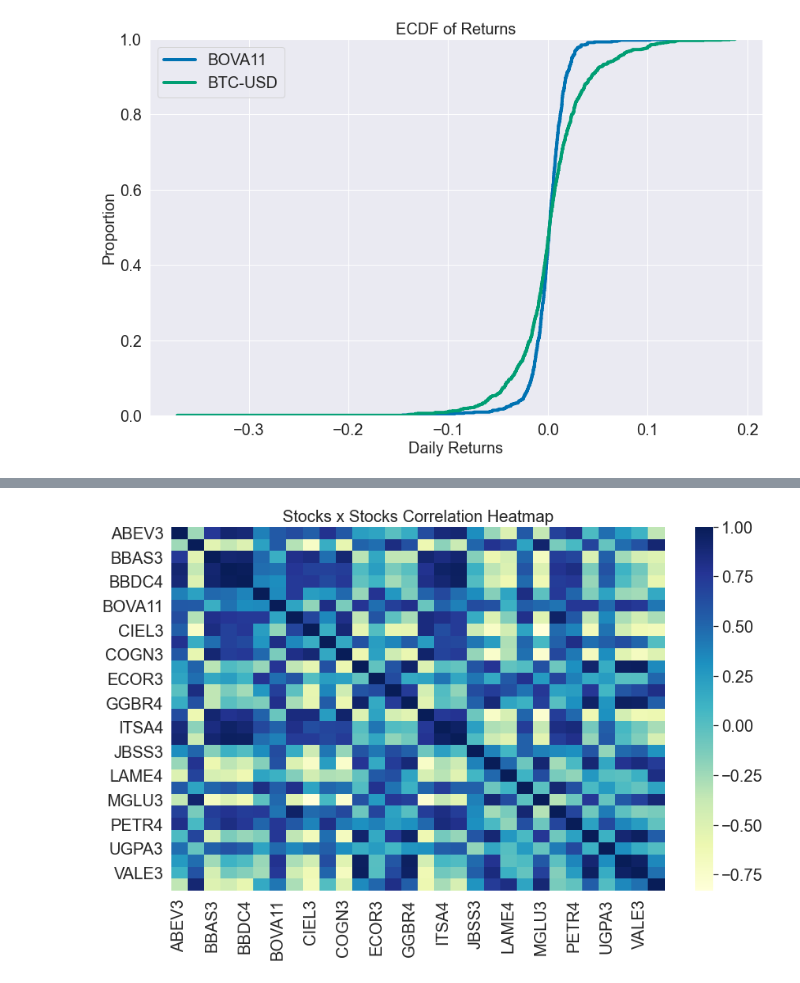
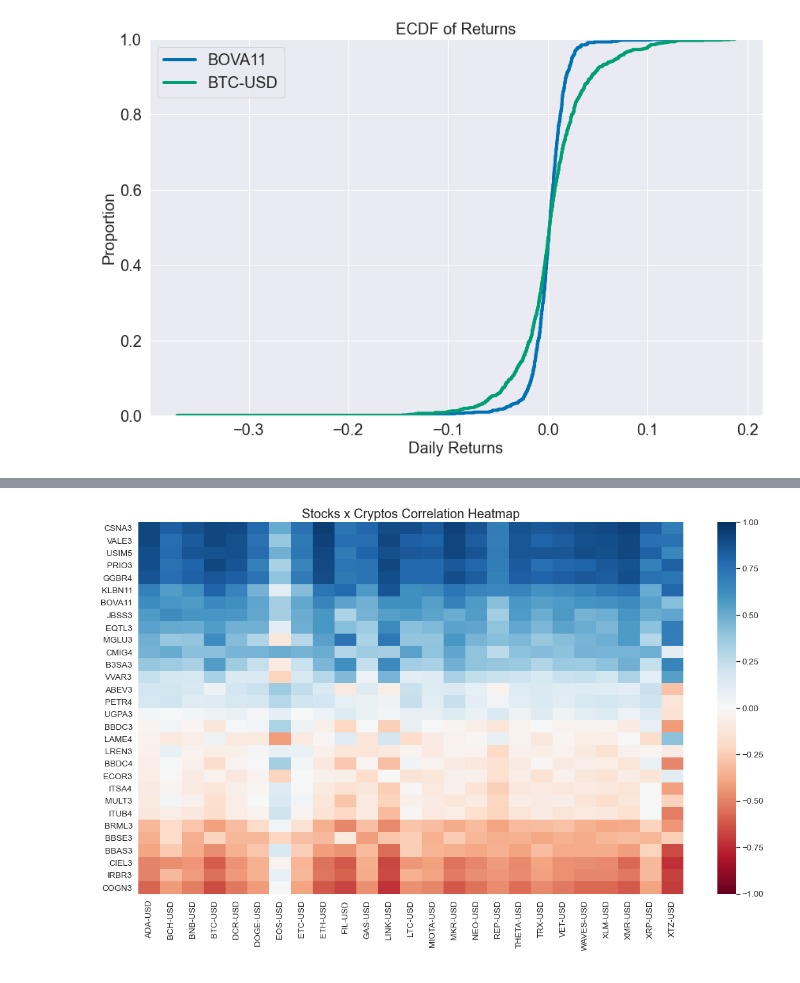
Before and after one commit to viengg/crypto-mpt, a Jupyter notebook: notebook.ipynb, the cells around one changed output, grey strips where cells are left out. Cells and saved outputs as stored; diff of their text form; code cells hidden in the pictures.

```diff
--- a/notebook.ipynb
+++ b/notebook.ipynb
@@ -102,3 +102,12 @@ plt.tight_layout()
 plt.savefig(f"graficos/ecdf_{ANO}.png")
 # %% [output]
 [figure]
+# %%
+corr_matrix = dados.corr()
+ordem_acoes = ["COGN3", "BBAS3", "BBDC3", "BBDC4", "IRBR3", "ITSA4", "ITUB4", "BRML3", "MULT3", "PETR4", "ABEV3", "LREN3", "UGPA3",
+                "ECOR3", "BBSE3", "CMIG4", "BOVA11", "LAME4", "CSNA3", "EQTL3", "GGBR4", "JBSS3", "KLBN11", "MGLU3", "PRIO3", "USIM5", "VALE3", "VVAR3", "B3SA3"]
+sns.set(font_scale=1.2)
+plt.figure(figsize=(16, 10))
+sns.heatmap(corr_matrix.loc[ordem_acoes, ordem_acoes], cmap="RdBu", vmin=-1, vmax=1).set_title("Stocks x Stocks Correlation Heatmap", fontsize=20)
+plt.tight_layout()
+plt.savefig("graficos/corr_stocks_stocks.png")
@@ -105,7 +123,7 @@ plt.savefig(f"graficos/ecdf_{ANO}.png")
 # %%
-corr_matrix = dados.corr()
-sns.heatmap(corr_matrix.loc["ABEV3":"VVAR3", "ABEV3":"VVAR3"], cmap="YlGnBu").set_title("Stocks x Stocks Correlation Heatmap")
+plt.figure(figsize=(16, 10))
+sns.heatmap(corr_matrix.loc["ABEV3":"VVAR3":, "ADA-USD":].sort_values(by=["ADA-USD"], ascending=False), cmap="RdBu", vmin=-1, vmax=1).set_title("Stocks x Cryptos Correlation Heatmap", fontsize=20)
 plt.tight_layout()
-plt.savefig("graficos/stocks_stocks_corr.png")
+plt.savefig("graficos/corr_stocks_cryptos.png")
 # %% [output]
-[figure, old version]
+[figure, new version]
```
Also changed, not shown: parts of 8 cells of this notebook, 6 other files.
